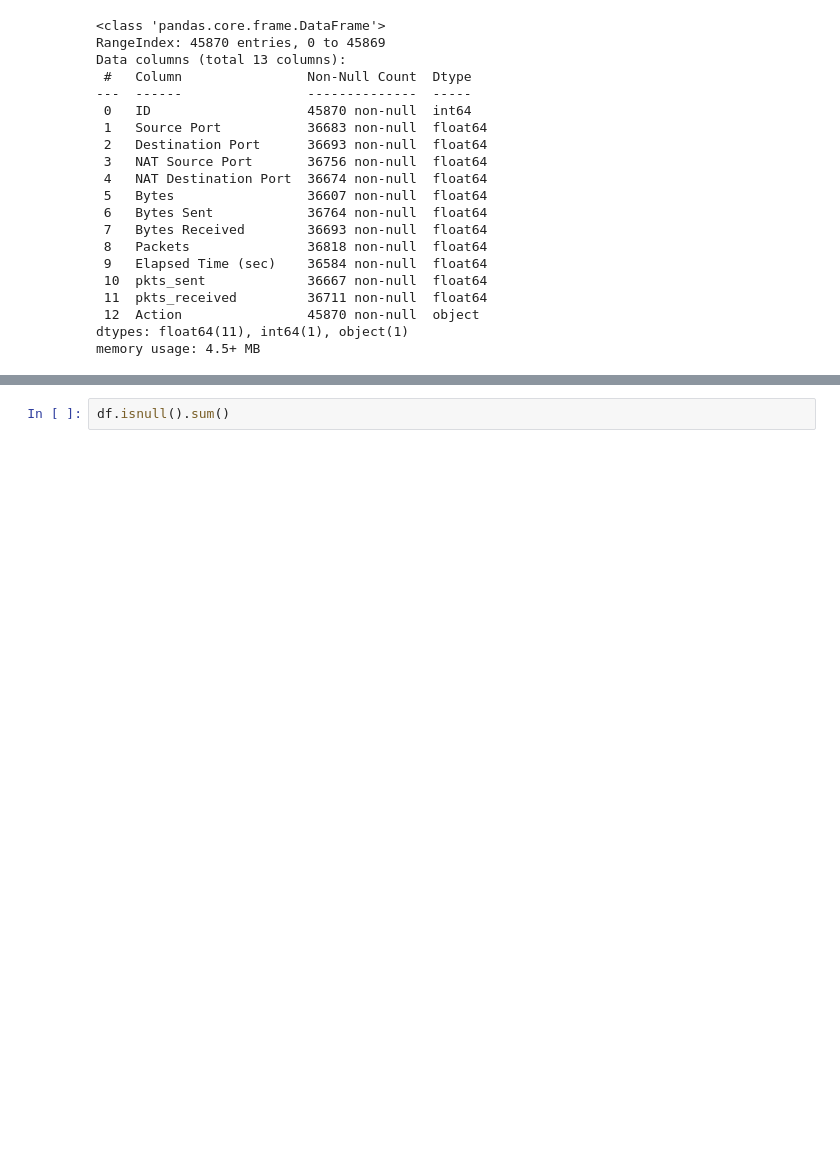
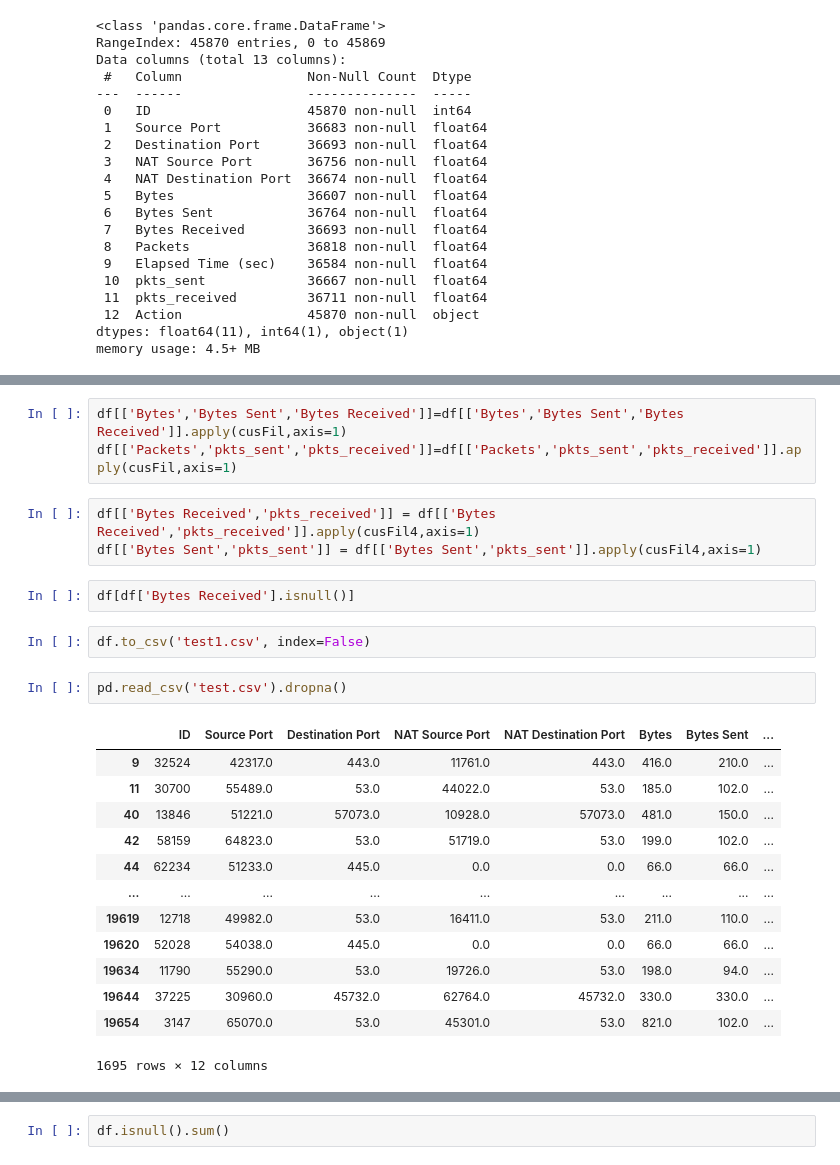
Before and after one commit to hruthiksiva/DataScience-Competitions, a Jupyter notebook: enigma_datathon.ipynb, the cells around one changed output, grey strips where cells are left out. Cells and saved outputs as stored; diff of their text form; blank space fills up the shorter version.

```diff
--- a/enigma_datathon.ipynb
+++ b/enigma_datathon.ipynb
@@ -55,0 +171,26 @@ memory usage: 4.5+ MB
+# %%
+df[['Bytes','Bytes Sent','Bytes Received']]=df[['Bytes','Bytes Sent','Bytes Received']].apply(cusFil,axis=1)
+df[['Packets','pkts_sent','pkts_received']]=df[['Packets','pkts_sent','pkts_received']].apply(cusFil,axis=1)
+# %%
+df[['Bytes Received','pkts_received']] = df[['Bytes Received','pkts_received']].apply(cusFil4,axis=1)
+df[['Bytes Sent','pkts_sent']] = df[['Bytes Sent','pkts_sent']].apply(cusFil4,axis=1)
+# %%
+df[df['Bytes Received'].isnull()]
+# %%
+df.to_csv('test1.csv', index=False)
+# %%
+pd.read_csv('test.csv').dropna()
+# %% [output]
+|  | ID | Source Port | Destination Port | NAT Source Port | NAT Destination Port | Bytes | Bytes Sent | ... |
+| 9 | 32524 | 42317.0 | 443.0 | 11761.0 | 443.0 | 416.0 | 210.0 | ... |
+| 11 | 30700 | 55489.0 | 53.0 | 44022.0 | 53.0 | 185.0 | 102.0 | ... |
+| 40 | 13846 | 51221.0 | 57073.0 | 10928.0 | 57073.0 | 481.0 | 150.0 | ... |
+| 42 | 58159 | 64823.0 | 53.0 | 51719.0 | 53.0 | 199.0 | 102.0 | ... |
+| 44 | 62234 | 51233.0 | 445.0 | 0.0 | 0.0 | 66.0 | 66.0 | ... |
+| ... | ... | ... | ... | ... | ... | ... | ... | ... |
+| 19619 | 12718 | 49982.0 | 53.0 | 16411.0 | 53.0 | 211.0 | 110.0 | ... |
+| 19620 | 52028 | 54038.0 | 445.0 | 0.0 | 0.0 | 66.0 | 66.0 | ... |
+| 19634 | 11790 | 55290.0 | 53.0 | 19726.0 | 53.0 | 198.0 | 94.0 | ... |
+| 19644 | 37225 | 30960.0 | 45732.0 | 62764.0 | 45732.0 | 330.0 | 330.0 | ... |
+| 19654 | 3147 | 65070.0 | 53.0 | 45301.0 | 53.0 | 821.0 | 102.0 | ... |
+1695 rows × 12 columns
```
Also changed, not shown: parts of 37 cells of this notebook.
